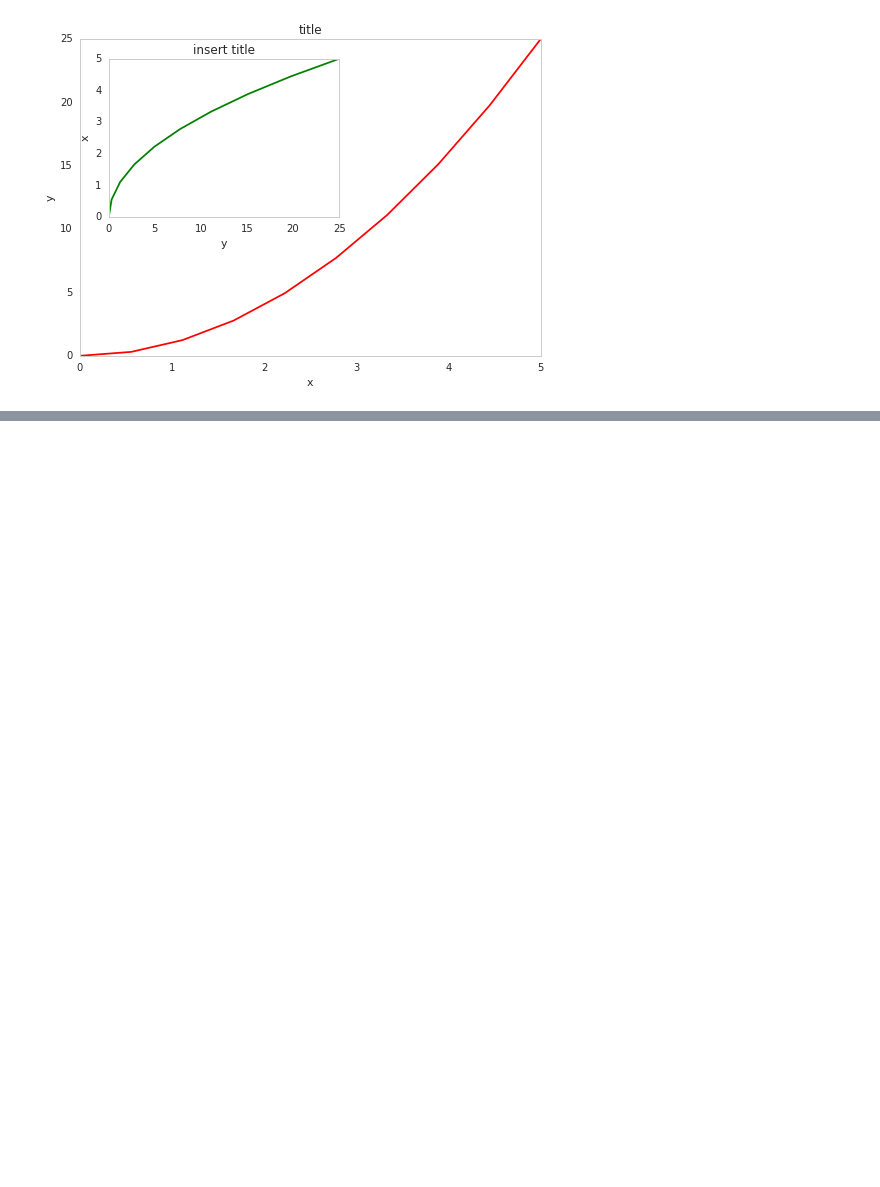
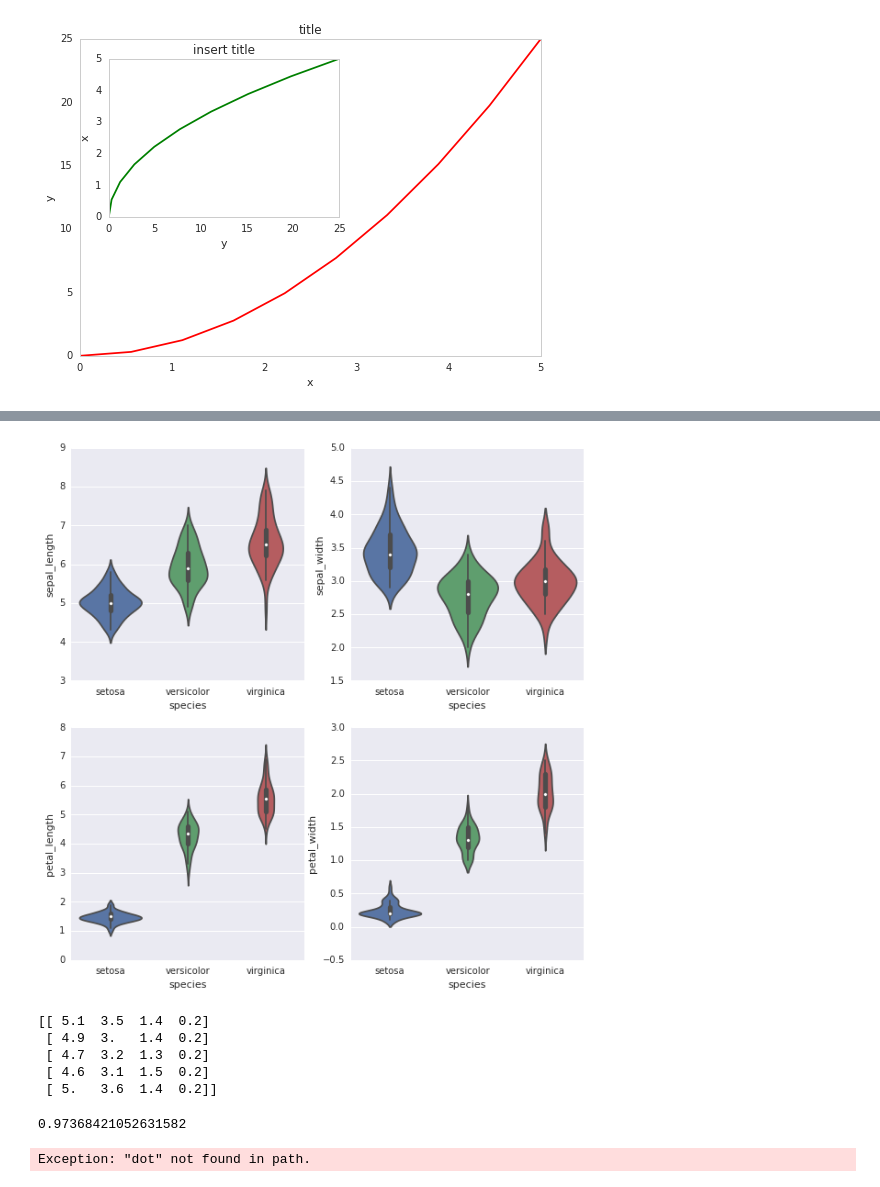
Before and after one commit to Ramonss93/geenotebook, a Jupyter notebook: matplotlib plotting.ipynb, the cells around one changed output, grey strips where cells are left out. Cells and saved outputs as stored; diff of their text form; code cells hidden in the pictures; blank space fills up the shorter version.

```diff
--- a/matplotlib plotting.ipynb
+++ b/matplotlib plotting.ipynb
@@ -30,0 +52,48 @@ display(IFrame("https://code.earthengine.google.com", '800px', '600px'))
+# %%
+figure(figsize=(10, 10))
+
+for column_index, column in enumerate(iris_data.columns):
+    if column == 'species':
+        continue
+    subplot(2, 2, column_index + 1)
+    sns.violinplot(x='species', y=column, data=iris_data);
+# %% [output]
+[figure, added]
+# %%
+all_inputs = iris_data[['sepal_length', 'sepal_width',
+                             'petal_length', 'petal_width']].values
+
+# Similarly, we can extract the classes
+all_classes = iris_data['species'].values
+
+# Make sure that you don't mix up the order of the entries
+# all_inputs[5] inputs should correspond to the class in all_classes[5]
+
+# Here's what a subset of our inputs looks like:
+print(all_inputs[:5])
+
+from sklearn.cross_validation import train_test_split
+
+(training_inputs,
+ testing_inputs,
+ training_classes,
+ testing_classes) = train_test_split(all_inputs, all_classes, train_size=0.75, random_state=1)
+# %% [output]
+[[ 5.1  3.5  1.4  0.2]
+ [ 4.9  3.   1.4  0.2]
+ [ 4.7  3.2  1.3  0.2]
+ [ 4.6  3.1  1.5  0.2]
+ [ 5.   3.6  1.4  0.2]]
+# %%
+from sklearn.tree import DecisionTreeClassifier
+
+# Create the classifier
+decision_tree_classifier = DecisionTreeClassifier()
+
+# Train the classifier on the training set
+decision_tree_classifier.fit(training_inputs, training_classes)
+
+# Validate the classifier on the testing set using classification accuracy
+decision_tree_classifier.score(testing_inputs, testing_classes)
+# %% [output]
+0.97368421052631582
@@ -30,0 +104,12 @@ display(IFrame("https://code.earthengine.google.com", '800px', '600px'))
+# %%
+from sklearn.externals.six import StringIO
+import pydot
+from IPython.display import Image
+dot_data = StringIO()
+tree.export_graphviz(clf, out_file=dot_data,
+                         filled=True, rounded=True,
+                         special_characters=True)
+graph = pydot.graph_from_dot_data(dot_data.getvalue())
+Image(graph[0].create_png())
+# %% [output]
+Exception: "dot" not found in path.
```
Also changed, not shown: parts of 5 cells of this notebook, 2 other files.
